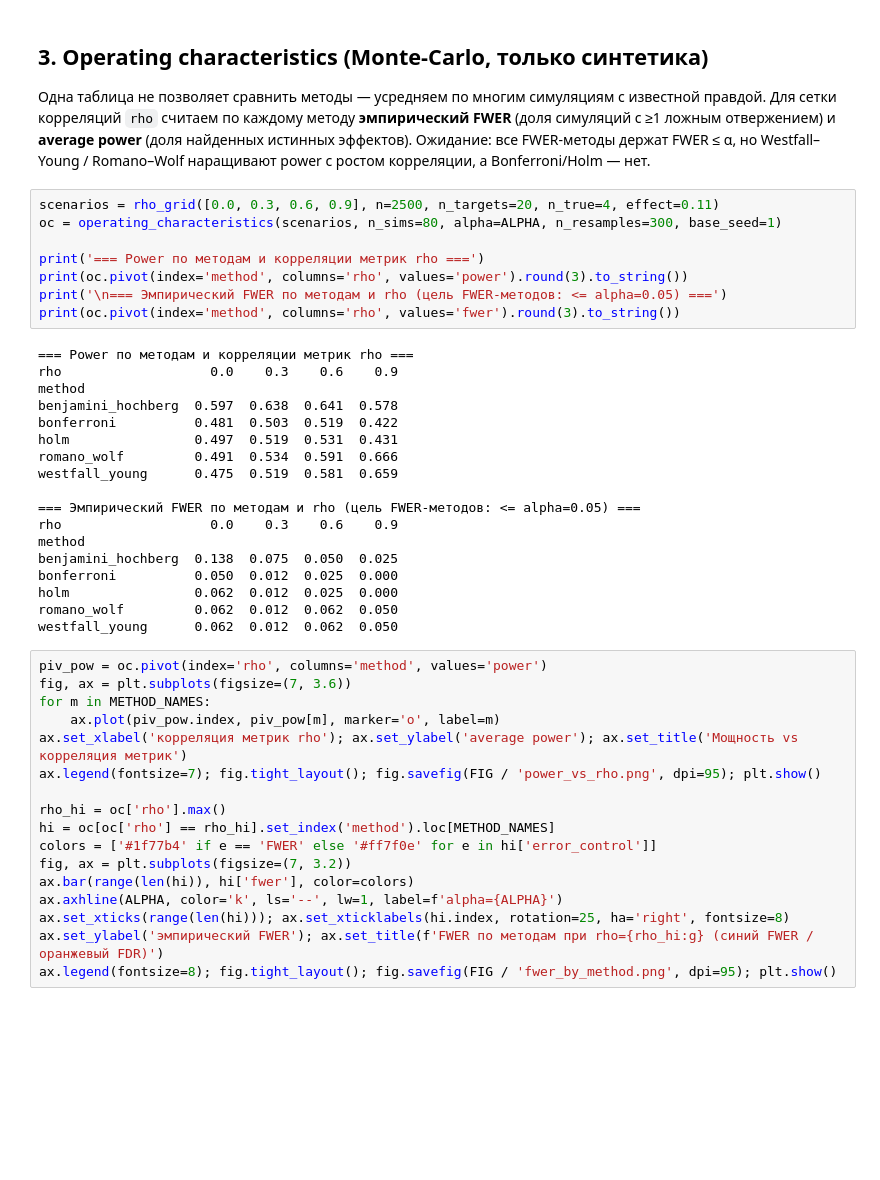
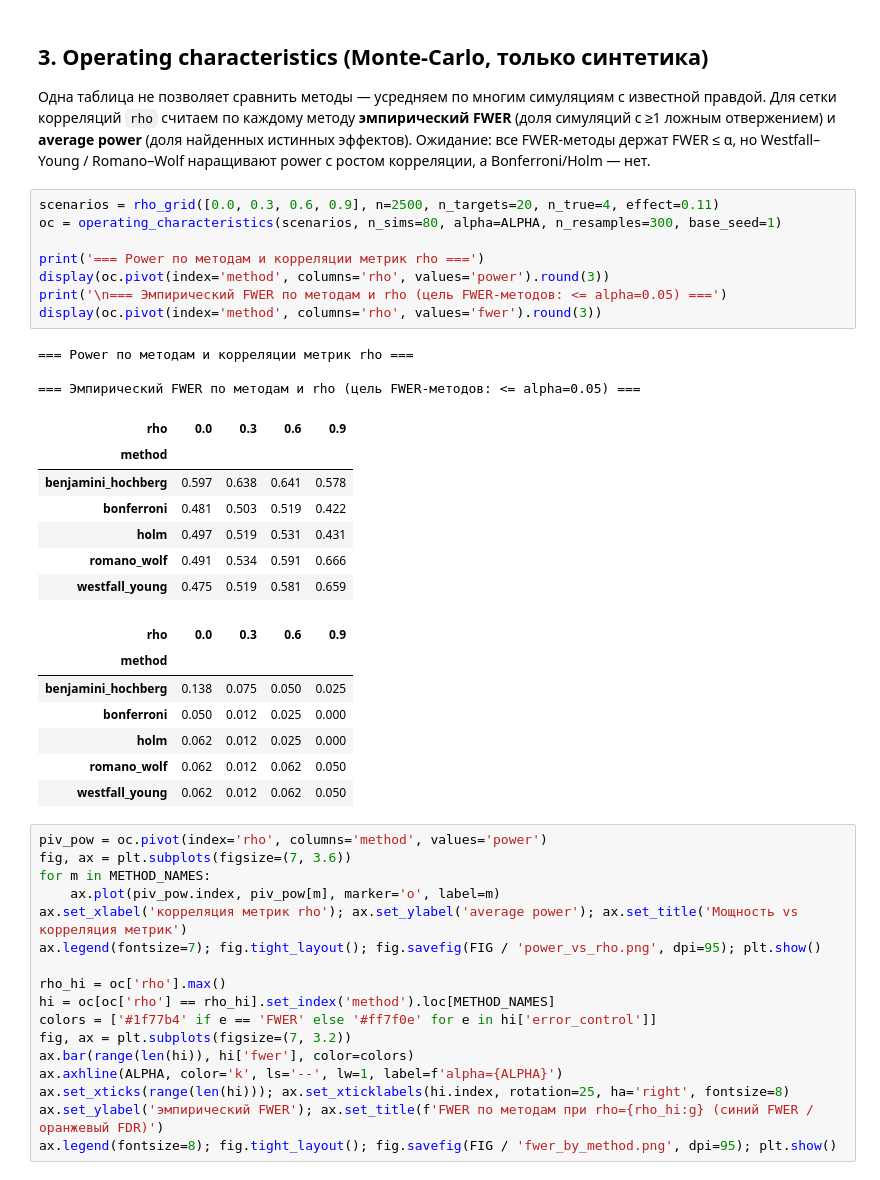
Before and after one commit to Yurashku/rnd_reports, a Jupyter notebook: rnd/08_multiple_testing/notebook.ipynb, the cells around one changed output. Saved outputs shown, nothing was run; the diff lists cells and outputs as text; blank space fills up the shorter version.

```diff
--- a/rnd/08_multiple_testing/notebook.ipynb
+++ b/rnd/08_multiple_testing/notebook.ipynb
@@ -89,29 +116,29 @@ fig.tight_layout(); fig.savefig(FIG / 'single_table_rejections.png', dpi=95); pl
 # %%
 scenarios = rho_grid([0.0, 0.3, 0.6, 0.9], n=2500, n_targets=20, n_true=4, effect=0.11)
 oc = operating_characteristics(scenarios, n_sims=80, alpha=ALPHA, n_resamples=300, base_seed=1)
 
 print('=== Power по методам и корреляции метрик rho ===')
-print(oc.pivot(index='method', columns='rho', values='power').round(3).to_string())
+display(oc.pivot(index='method', columns='rho', values='power').round(3))
 print('\n=== Эмпирический FWER по методам и rho (цель FWER-методов: <= alpha=0.05) ===')
-print(oc.pivot(index='method', columns='rho', values='fwer').round(3).to_string())
+display(oc.pivot(index='method', columns='rho', values='fwer').round(3))
 # %% [output]
 === Power по методам и корреляции метрик rho ===
-rho                   0.0    0.3    0.6    0.9
-method
-benjamini_hochberg  0.597  0.638  0.641  0.578
-bonferroni          0.481  0.503  0.519  0.422
-holm                0.497  0.519  0.531  0.431
-romano_wolf         0.491  0.534  0.591  0.666
-westfall_young      0.475  0.519  0.581  0.659
 
 === Эмпирический FWER по методам и rho (цель FWER-методов: <= alpha=0.05) ===
-rho                   0.0    0.3    0.6    0.9
-method
-benjamini_hochberg  0.138  0.075  0.050  0.025
-bonferroni          0.050  0.012  0.025  0.000
-holm                0.062  0.012  0.025  0.000
-romano_wolf         0.062  0.012  0.062  0.050
-westfall_young      0.062  0.012  0.062  0.050
+| rho | 0.0 | 0.3 | 0.6 | 0.9 |
+| method |  |  |  |  |
+| benjamini_hochberg | 0.597 | 0.638 | 0.641 | 0.578 |
+| bonferroni | 0.481 | 0.503 | 0.519 | 0.422 |
+| holm | 0.497 | 0.519 | 0.531 | 0.431 |
+| romano_wolf | 0.491 | 0.534 | 0.591 | 0.666 |
+| westfall_young | 0.475 | 0.519 | 0.581 | 0.659 |
+| rho | 0.0 | 0.3 | 0.6 | 0.9 |
+| method |  |  |  |  |
+| benjamini_hochberg | 0.138 | 0.075 | 0.050 | 0.025 |
+| bonferroni | 0.050 | 0.012 | 0.025 | 0.000 |
+| holm | 0.062 | 0.012 | 0.025 | 0.000 |
+| romano_wolf | 0.062 | 0.012 | 0.062 | 0.050 |
+| westfall_young | 0.062 | 0.012 | 0.062 | 0.050 |
 # %%
 piv_pow = oc.pivot(index='rho', columns='method', values='power')
 fig, ax = plt.subplots(figsize=(7, 3.6))
```
Also changed, not shown: parts of 4 cells of this notebook, 7 other files.
